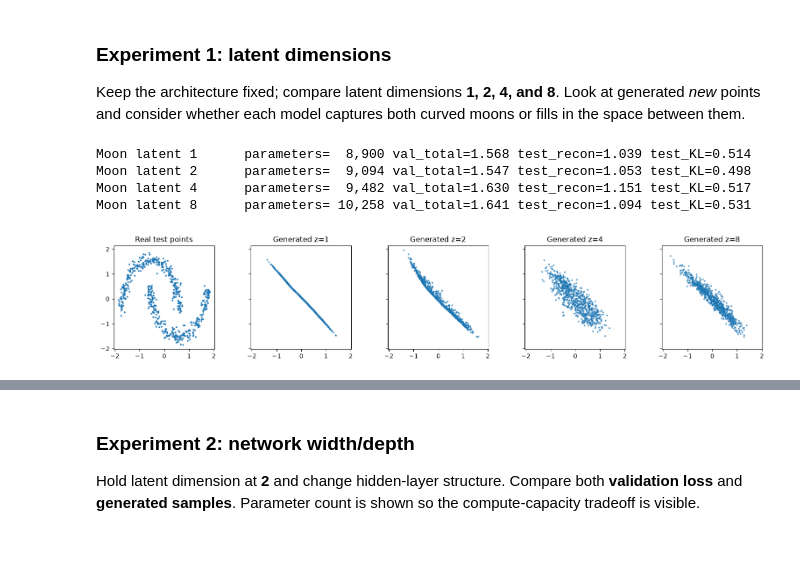
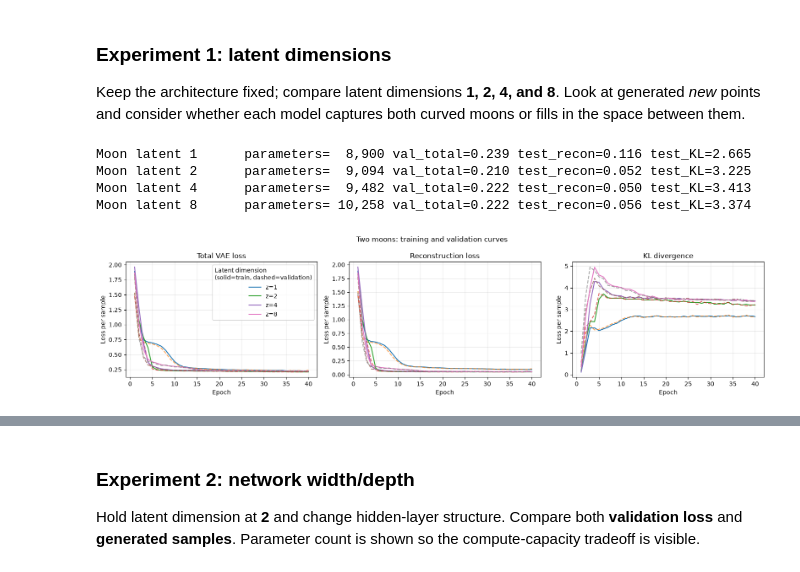
Before and after one commit to jvtricking/CS6956-VAE, a Jupyter notebook: VAE_Assignment_Experiments.ipynb, the cells around one changed output, grey strips where cells are left out. Cells and saved outputs as stored; diff of their text form; code cells hidden in the pictures.

```diff
--- a/VAE_Assignment_Experiments.ipynb
+++ b/VAE_Assignment_Experiments.ipynb
@@ -183,7 +183,7 @@ def print_metrics(name, model, history, test_loader, binary_images=False):
 
 Keep the architecture fixed; compare latent dimensions **1, 2, 4, and 8**. Look at generated *new* points and consider whether each model captures both curved moons or fills in the space between them.
 # %%
-MOON_EPOCHS = 5 if QUICK_RUN else 40
+MOON_EPOCHS = 5 if QUICK_RUN else 30
 moon_latent_sizes = [1, 2, 4, 8]
 moon_models = {}
 moon_histories = {}
@@ -191,26 +191,34 @@ moon_histories = {}
 for latent_dimensions in moon_latent_sizes:
     torch.manual_seed(SEED)
     model = VariationalAutoencoder(2, latent_dimensions, hidden_layers=(64, 64)).to(DEVICE)
-    history = fit_model(model, moon_train_loader, moon_validation_loader, MOON_EPOCHS)
+    history = fit_model(model, moon_train_loader, moon_validation_loader, MOON_EPOCHS, beta=0.1)
     moon_models[latent_dimensions] = model
     moon_histories[latent_dimensions] = history
     print_metrics(f"Moon latent {latent_dimensions}", model, history, moon_test_loader)
-
-fig, axes = plt.subplots(1, 5, figsize=(16, 3), sharex=True, sharey=True)
-axes[0].scatter(standardized_points[test_indices, 0], standardized_points[test_indices, 1], s=3)
-axes[0].set_title("Real test points")
-for axis, latent_dimensions in zip(axes[1:], moon_latent_sizes):
-    samples = moon_models[latent_dimensions].generate(800).cpu().numpy()
-    axis.scatter(samples[:, 0], samples[:, 1], s=3, alpha=0.65)
-    axis.set_title(f"Generated z={latent_dimensions}")
-for axis in axes:
-    axis.set_aspect("equal", adjustable="box")
-fig.tight_layout()
-fig.savefig(OUTPUT_DIRECTORY / "moons_latent_samples.png", dpi=150)
-plt.show()
 # %% [output]
-Moon latent 1      parameters=  8,900 val_total=1.568 test_recon=1.039 test_KL=0.514
-Moon latent 2      parameters=  9,094 val_total=1.547 test_recon=1.053 test_KL=0.498
-Moon latent 4      parameters=  9,482 val_total=1.630 test_recon=1.151 test_KL=0.517
-Moon latent 8      parameters= 10,258 val_total=1.641 test_recon=1.094 test_KL=0.531
+Moon latent 1      parameters=  8,900 val_total=0.239 test_recon=0.116 test_KL=2.665
+Moon latent 2      parameters=  9,094 val_total=0.210 test_recon=0.052 test_KL=3.225
+Moon latent 4      parameters=  9,482 val_total=0.222 test_recon=0.050 test_KL=3.413
+Moon latent 8      parameters= 10,258 val_total=0.222 test_recon=0.056 test_KL=3.374
-[figure, removed]
+# %%
+fig, axes = plt.subplots(1, 3, figsize=(16, 4), sharex=True)
+metric_names = ("Total VAE loss", "Reconstruction loss", "KL divergence")
+metric_indices = (0, 1, 2)
+
+for axis, metric_name, metric_index in zip(axes, metric_names, metric_indices):
+    for latent_dimensions, history in moon_histories.items():
+        epochs = np.arange(1, len(history) + 1)
+        axis.plot(epochs, history[:, metric_index], label=f"z={latent_dimensions}")
+        axis.plot(epochs, history[:, metric_index + 3], linestyle="--", alpha=0.7)
+    axis.set_title(metric_name)
+    axis.set_xlabel("Epoch")
+    axis.set_ylabel("Loss per sample")
+    axis.grid(alpha=0.25)
+
+axes[0].legend(title="Latent dimension\n(solid=train, dashed=validation)")
+fig.suptitle("Two moons: training and validation curves")
+fig.tight_layout()
+fig.savefig(OUTPUT_DIRECTORY / "moons_training_curves.png", dpi=150)
+plt.show()
+# %% [output]
+[figure, added]
```
Also changed, not shown: parts of 7 cells of this notebook, 1 other file.
